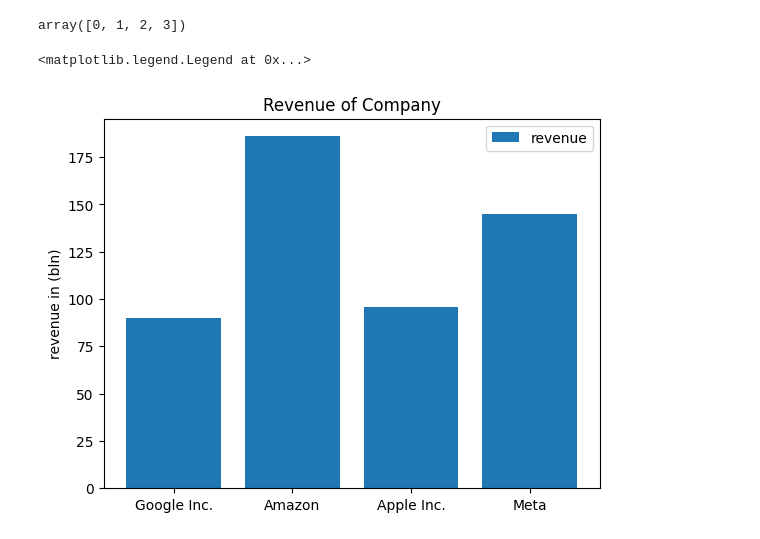
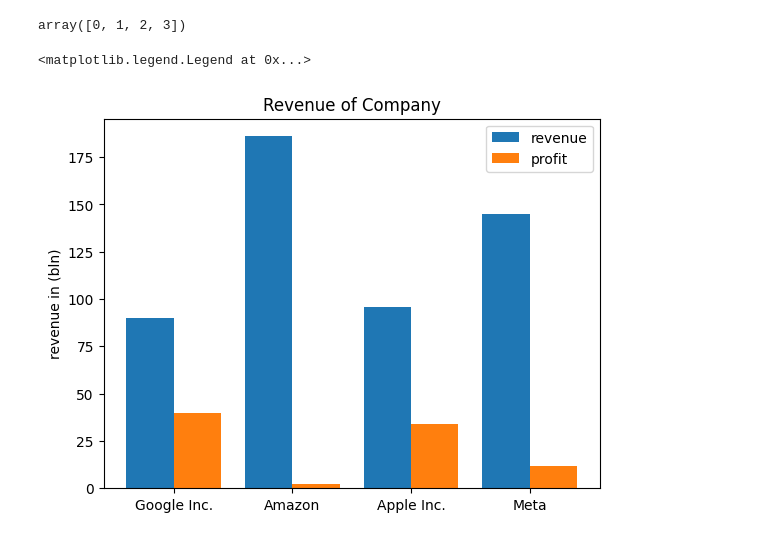
Before and after one commit to raaakibul/Matplotlib, a Jupyter notebook: Bar-plot.ipynb, the cells around one changed output. Saved outputs shown, nothing was run; the diff lists cells and outputs as text; code cells hidden in the pictures.

Commit message:
matplotlib bar chart

```diff
--- a/Bar-plot.ipynb
+++ b/Bar-plot.ipynb
@@ -49,17 +49,19 @@ plt.legend(loc='best')
 import numpy as np
 company = ['Google Inc.', 'Amazon','Apple Inc.', 'Meta']
 revenue = [90,186,96,145]
+profit = [40,2,34,12]
 # %%
-ypos = np.arange(len(company))
-ypos
+xpos = np.arange(len(company))
+xpos
 # %% [output]
 array([0, 1, 2, 3])
 # %%
-plt.xticks(ypos,company)
+plt.xticks(xpos,company)
 plt.ylabel("revenue in (bln)")
 plt.title("Revenue of Company")
-plt.bar(ypos,revenue, label="revenue")
+plt.bar(xpos-0.2,revenue, width=0.4 ,label="revenue")
+plt.bar(xpos+0.2, profit, width=0.4, label="profit")
 plt.legend()
 # %% [output]
 <matplotlib.legend.Legend at 0x...>
-[figure, old version]
+[figure, new version]
```
Also changed, not shown: parts of 1 cell of this notebook.
